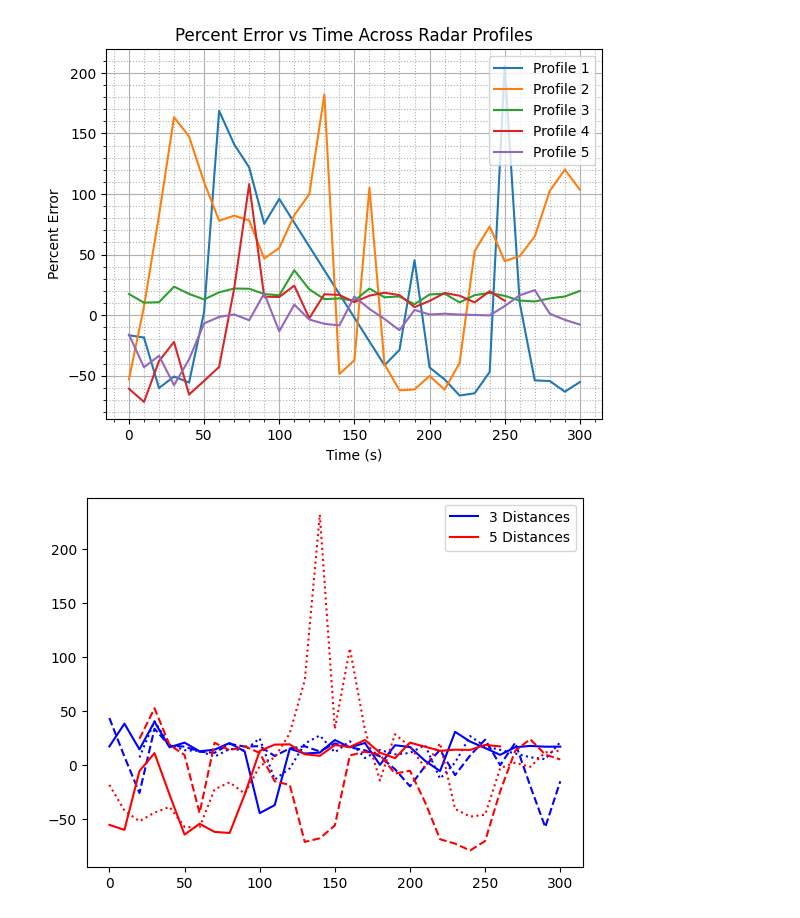
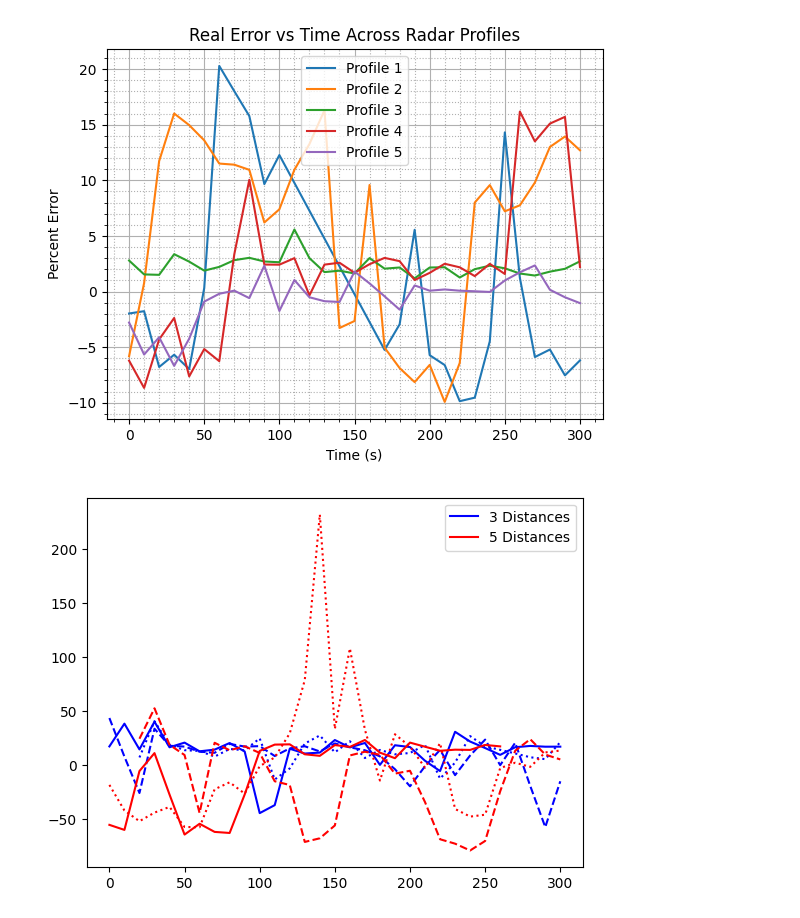
Before and after one commit to samjkenney/bpm-v3, a Jupyter notebook: plotting/plotting.ipynb, the cells around one changed output. Saved outputs shown, nothing was run; the diff lists cells and outputs as text; code cells hidden in the pictures.

```diff
--- a/plotting/plotting.ipynb
+++ b/plotting/plotting.ipynb
@@ -11,40 +11,40 @@ df['percent-error'] = df['percent-error']*100
 phase_1_df = df[df['Height'] == 7]
 phase_2_df = df[df['Height'] == 8]
 
 df = pd.read_csv('../grace-7232025/cleaned.csv')
 df['percent-error'] = df['percent-error']*100
 
 phase_3_df = df[df['Height'] == 1]
 phase_4_df = df[df['Height'] == 2]
 phase_5_df = df[df['Height'] == 3]
 
 plt.plot(np.array(phase_1_df['Time'].to_list()),
-         np.array(phase_1_df['percent-error'].to_list()), label = 'Profile 1')
+         np.array(phase_1_df['deviation'].to_list()), label = 'Profile 1')
 
 
 plt.plot(np.array(phase_2_df['Time'].to_list()),
-         np.array(phase_2_df['percent-error'].to_list()), label = 'Profile 2')
+         np.array(phase_2_df['deviation'].to_list()), label = 'Profile 2')
 
 plt.plot(np.array(phase_3_df['Time'].to_list()),
-         np.array(phase_3_df['percent-error'].to_list()), label = 'Profile 3')
+         np.array(phase_3_df['deviation'].to_list()), label = 'Profile 3')
 
 plt.plot(np.array(phase_4_df['Time'].to_list()),
-         np.array(phase_4_df['percent-error'].to_list()), label = 'Profile 4')
+         np.array(phase_4_df['deviation'].to_list()), label = 'Profile 4')
 
 plt.plot(np.array(phase_5_df['Time'].to_list()),
-         np.array(phase_5_df['percent-error'].to_list()), label = 'Profile 5')
+         np.array(phase_5_df['deviation'].to_list()), label = 'Profile 5')
 
 plt.xlabel("Time (s)")
 plt.ylabel('Percent Error')
 plt.legend()
 plt.minorticks_on()
 plt.grid(which='major', linestyle='-') # Major gridlines
 plt.grid(which='minor', linestyle=':') # Minor gridlines
-plt.title('Percent Error vs Time Across Radar Profiles')
+plt.title('Real Error vs Time Across Radar Profiles')
 
 plt.savefig('./profile-accuracy.png')
 # %% [output]
-[figure, old version]
+[figure, new version]
 # %%
 # plot num_distances_to_analyze
 from matplotlib.lines import Line2D
```
Also changed, not shown: parts of 2 cells of this notebook, 42 other files.
